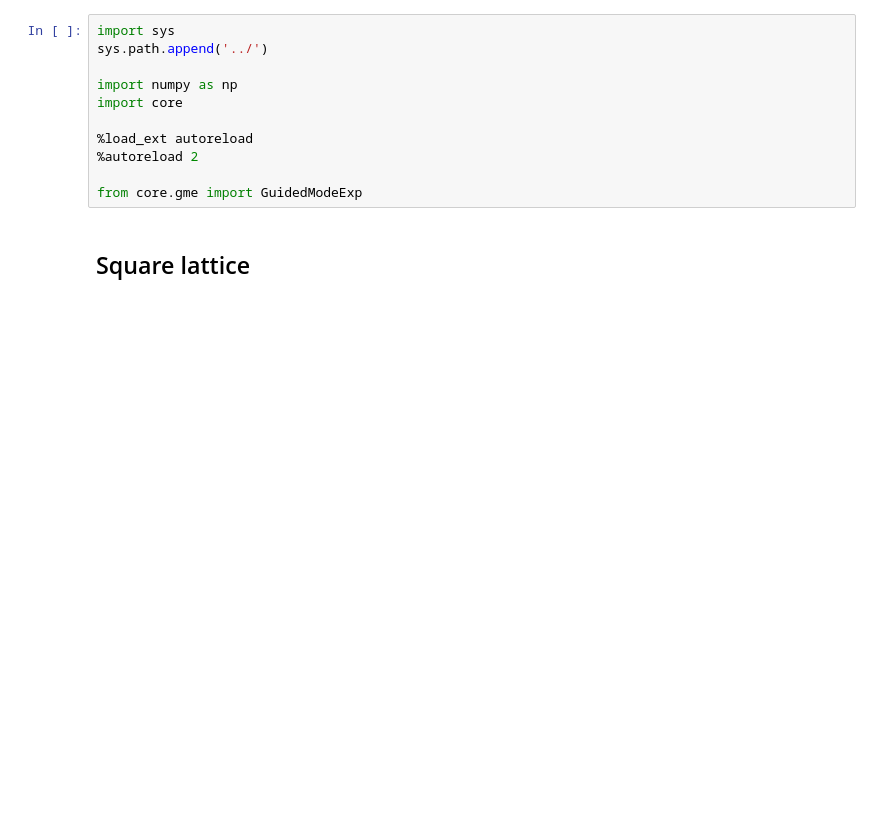
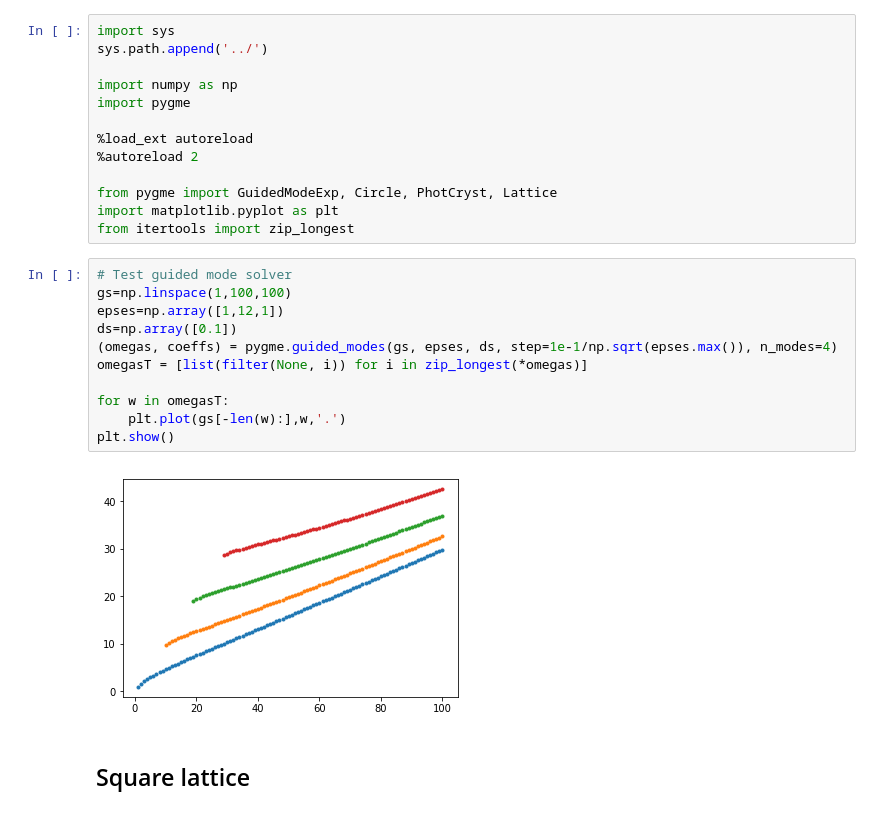
Before and after one commit to fancompute/legume, a Jupyter notebook: Notebooks/test_gme.ipynb, the cells around one changed output. Drawn from its saved outputs; the diff is of its cells as text; blank space fills up the shorter version.

Commit message:
Building up the guided mode computation part in GME

```diff
--- a/Notebooks/test_gme.ipynb
+++ b/Notebooks/test_gme.ipynb
@@ -3,12 +3,27 @@ import sys
 sys.path.append('../')
 
 import numpy as np
-import core
+import pygme
 
 %load_ext autoreload
 %autoreload 2
 
-from core.gme import GuidedModeExp
+from pygme import GuidedModeExp, Circle, PhotCryst, Lattice
+import matplotlib.pyplot as plt
+from itertools import zip_longest
+# %%
+# Test guided mode solver
+gs=np.linspace(1,100,100)
+epses=np.array([1,12,1])
+ds=np.array([0.1])
+(omegas, coeffs) = pygme.guided_modes(gs, epses, ds, step=1e-1/np.sqrt(epses.max()), n_modes=4)
+omegasT = [list(filter(None, i)) for i in zip_longest(*omegas)]
+
+for w in omegasT:
+    plt.plot(gs[-len(w):],w,'.')
+plt.show()
+# %% [output]
+[figure, added]
 # %% [markdown]
 ## Square lattice
 # %%
```
Also changed, not shown: parts of 22 cells of this notebook, 6 other files.
